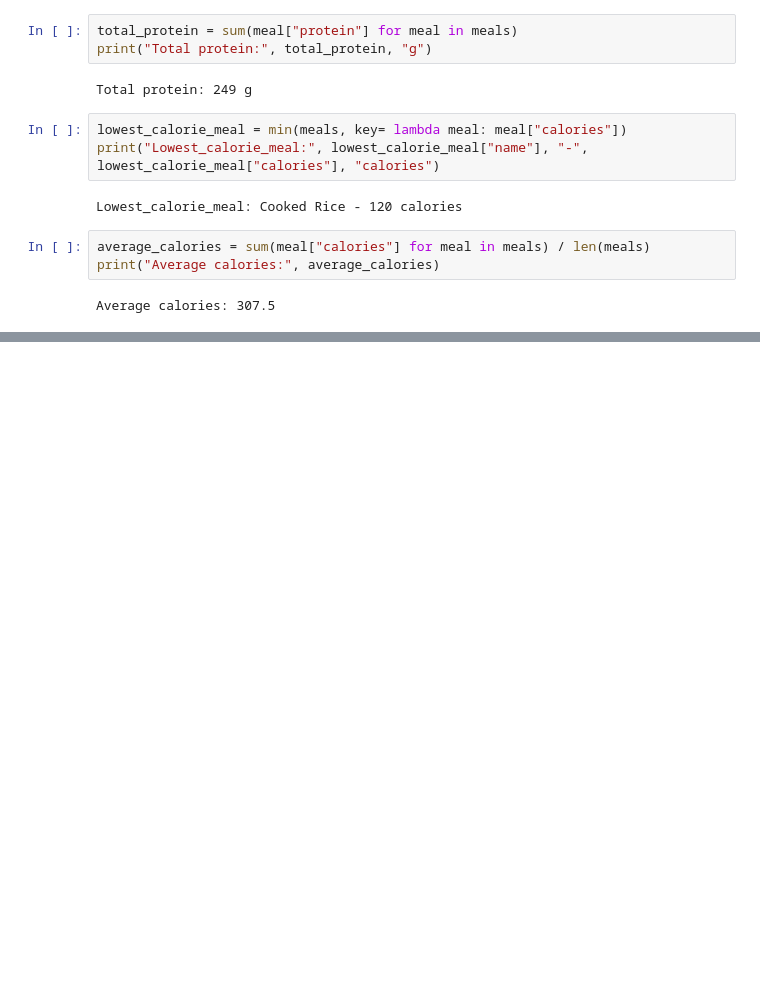
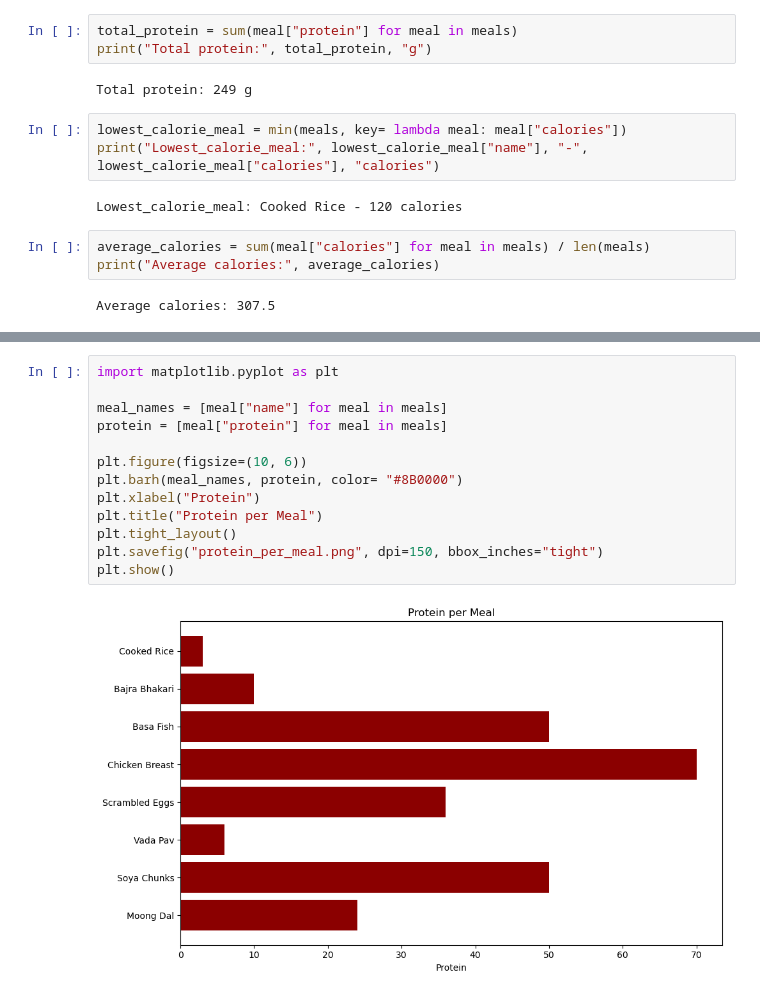
Before and after one commit to hrushikesh-pawar/nutrition-macro-predictor, a Jupyter notebook: nutrition_basics.ipynb, the cells around one changed output, grey strips where cells are left out. Cells and saved outputs as stored; diff of their text form; blank space fills up the shorter version.

```diff
--- a/nutrition_basics.ipynb
+++ b/nutrition_basics.ipynb
@@ -49,0 +65,15 @@ Average calories: 307.5
+# %%
+import matplotlib.pyplot as plt
+
+meal_names = [meal["name"] for meal in meals]
+protein = [meal["protein"] for meal in meals]
+
+plt.figure(figsize=(10, 6))
+plt.barh(meal_names, protein, color= "#8B0000")
+plt.xlabel("Protein")
+plt.title("Protein per Meal")
+plt.tight_layout()
+plt.savefig("protein_per_meal.png", dpi=150, bbox_inches="tight")
+plt.show()
+# %% [output]
+[figure, added]
```
Also changed, not shown: parts of 9 cells of this notebook.
